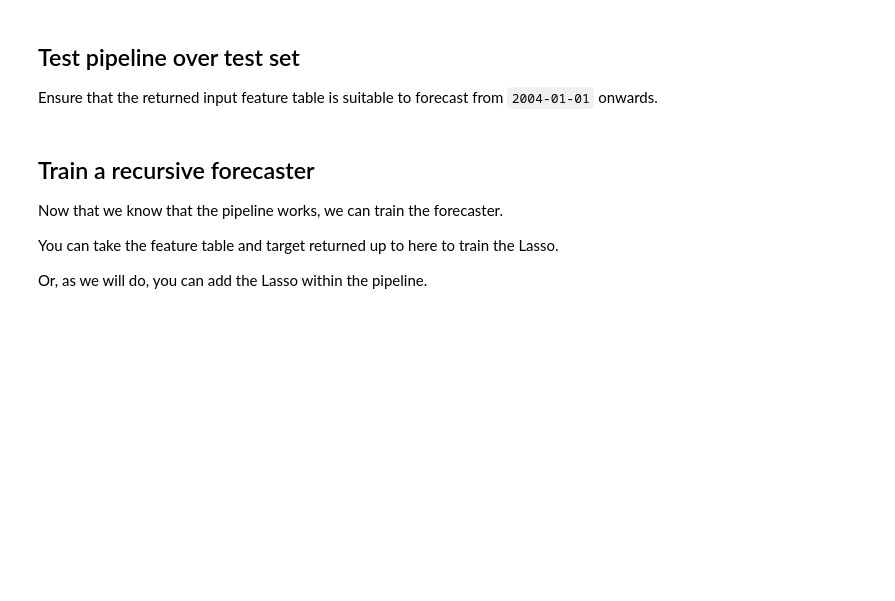
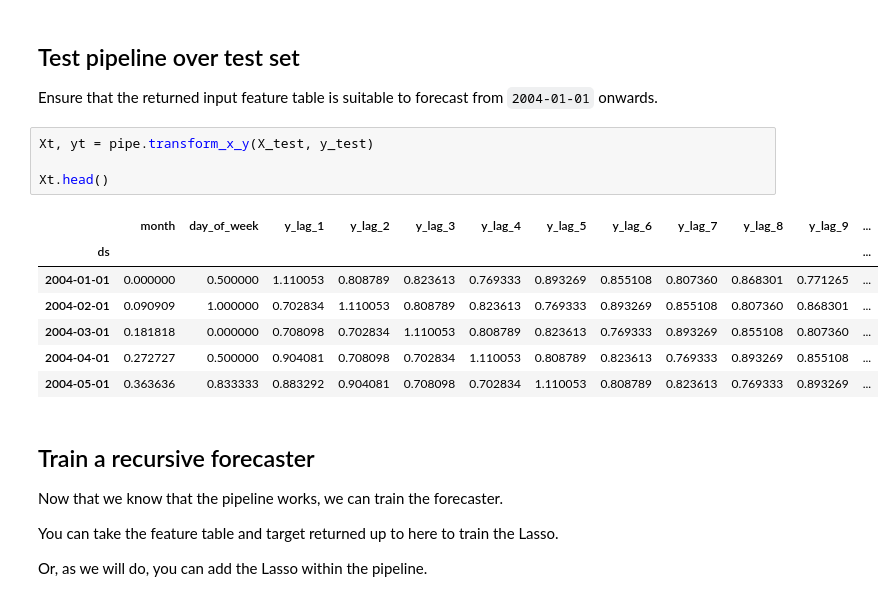
Before and after one commit to nuosv/forecasting-with-machine-learning, a Jupyter notebook: 02-multistep-forecasting/assignment/02-assignment.ipynb, the cells around one changed output. Saved outputs shown, nothing was run; the diff lists cells and outputs as text; blank space fills up the shorter version.

```diff
--- a/02-multistep-forecasting/assignment/02-assignment.ipynb
+++ b/02-multistep-forecasting/assignment/02-assignment.ipynb
@@ -324,6 +324,18 @@ X_train.shape, y_train.shape
 ## Test pipeline over test set
 
 Ensure that the returned input feature table is suitable to forecast from `2004-01-01` onwards.
+# %%
+Xt, yt = pipe.transform_x_y(X_test, y_test)
+
+Xt.head()
+# %% [output]
+|  | month | day_of_week | y_lag_1 | y_lag_2 | y_lag_3 | y_lag_4 | y_lag_5 | y_lag_6 | y_lag_7 | y_lag_8 | y_lag_9 | ... |
+| ds |  |  |  |  |  |  |  |  |  |  |  | ... |
+| 2004-01-01 | 0.000000 | 0.500000 | 1.110053 | 0.808789 | 0.823613 | 0.769333 | 0.893269 | 0.855108 | 0.807360 | 0.868301 | 0.771265 | ... |
+| 2004-02-01 | 0.090909 | 1.000000 | 0.702834 | 1.110053 | 0.808789 | 0.823613 | 0.769333 | 0.893269 | 0.855108 | 0.807360 | 0.868301 | ... |
+| 2004-03-01 | 0.181818 | 0.000000 | 0.708098 | 0.702834 | 1.110053 | 0.808789 | 0.823613 | 0.769333 | 0.893269 | 0.855108 | 0.807360 | ... |
+| 2004-04-01 | 0.272727 | 0.500000 | 0.904081 | 0.708098 | 0.702834 | 1.110053 | 0.808789 | 0.823613 | 0.769333 | 0.893269 | 0.855108 | ... |
+| 2004-05-01 | 0.363636 | 0.833333 | 0.883292 | 0.904081 | 0.708098 | 0.702834 | 1.110053 | 0.808789 | 0.823613 | 0.769333 | 0.893269 | ... |
 # %% [markdown]
 ## Train a recursive forecaster
 
```
Also changed, not shown: parts of 5 cells of this notebook.
